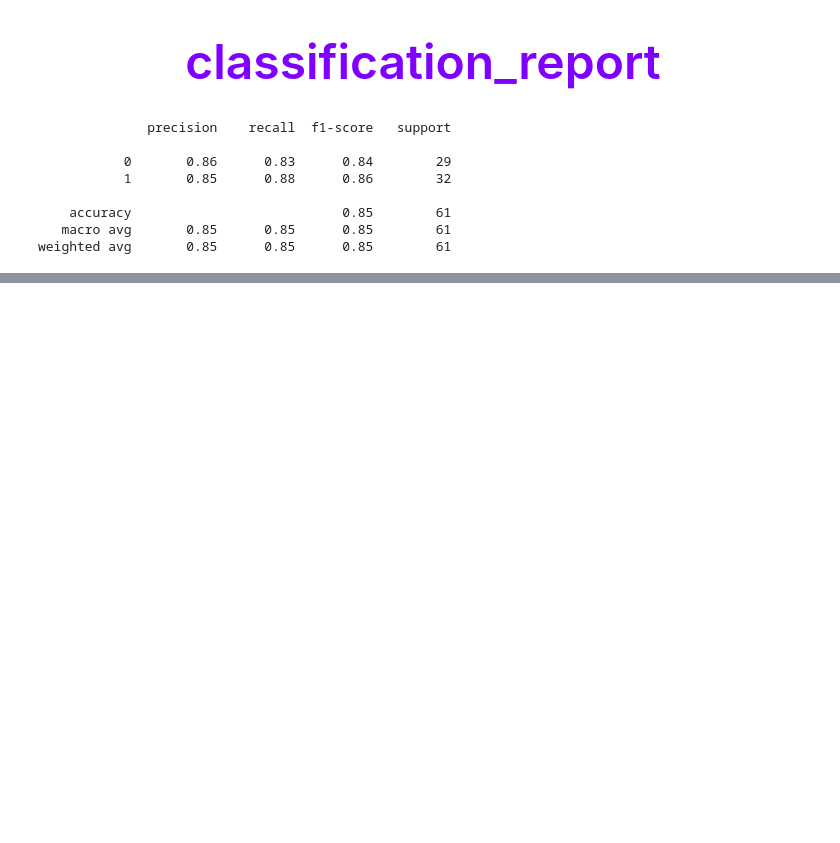
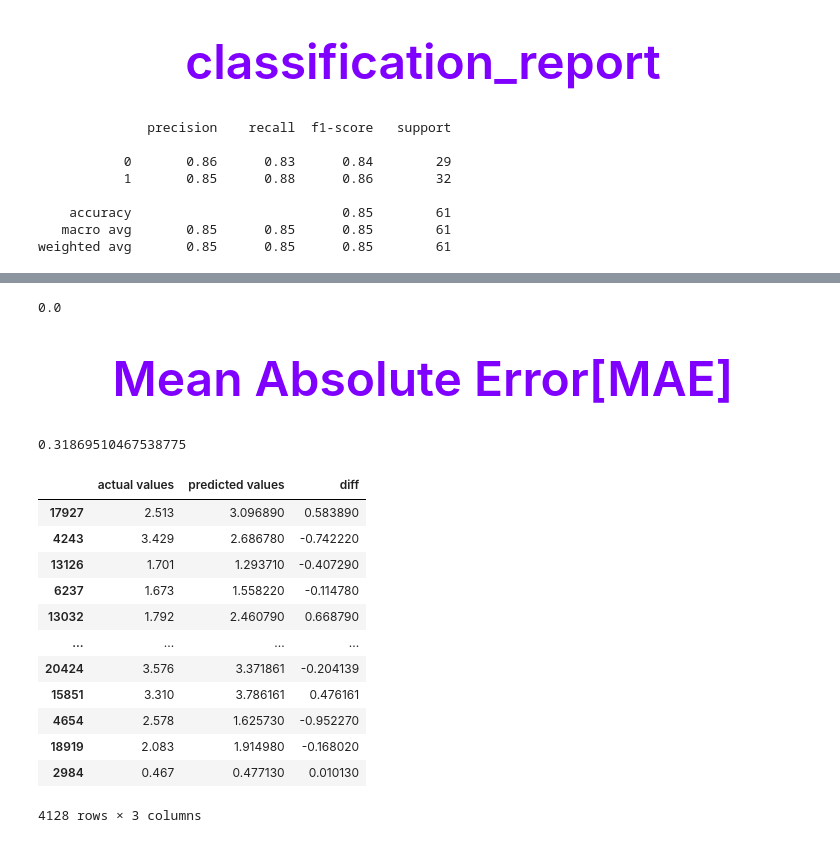
Before and after one commit to SaiPh3r/intro-ml, a Jupyter notebook: intro-scikit-learn.ipynb, the cells around one changed output, grey strips where cells are left out. Cells and saved outputs as stored; diff of their text form; code cells hidden in the pictures; blank space fills up the shorter version.

```diff
--- a/intro-scikit-learn.ipynb
+++ b/intro-scikit-learn.ipynb
@@ -871,0 +880,4 @@ weighted avg       0.85      0.85      0.85        61
+# %%
+from sklearn.datasets import fetch_california_housing
+housing = fetch_california_housing()
+housing
@@ -871,0 +902,4 @@ weighted avg       0.85      0.85      0.85        61
+# %%
+housing_df = pd.DataFrame(housing['data'], columns=housing["feature_names"])
+housing_df["MedHouseVal"] = housing["target"]
+housing_df
@@ -871,0 +951,8 @@ weighted avg       0.85      0.85      0.85        61
+# %%
+r2_score(y_test , y_test_mean)
+# %% [output]
+0.0
+# %% [markdown]
+<h1 style="color: #8000ff; font-size: 3rem; text-align: center; font-family: 'Segoe UI', sans-serif; margin-bottom: 20px;">
+         Mean Absolute Error[MAE]
+</h1>
@@ -871,0 +966,22 @@ weighted avg       0.85      0.85      0.85        61
+# %%
+mae
+# %% [output]
+0.31869510467538775
+# %%
+df = pd.DataFrame(data = {"actual values":y_test , "predicted values":y_pred})
+df["diff"] = df["predicted values"] - df["actual values"]
+df
+# %% [output]
+|  | actual values | predicted values | diff |
+| 17927 | 2.513 | 3.096890 | 0.583890 |
+| 4243 | 3.429 | 2.686780 | -0.742220 |
+| 13126 | 1.701 | 1.293710 | -0.407290 |
+| 6237 | 1.673 | 1.558220 | -0.114780 |
+| 13032 | 1.792 | 2.460790 | 0.668790 |
+| ... | ... | ... | ... |
+| 20424 | 3.576 | 3.371861 | -0.204139 |
+| 15851 | 3.310 | 3.786161 | 0.476161 |
+| 4654 | 2.578 | 1.625730 | -0.952270 |
+| 18919 | 2.083 | 1.914980 | -0.168020 |
+| 2984 | 0.467 | 0.477130 | 0.010130 |
+4128 rows × 3 columns
```
Also changed, not shown: parts of 35 cells of this notebook.
